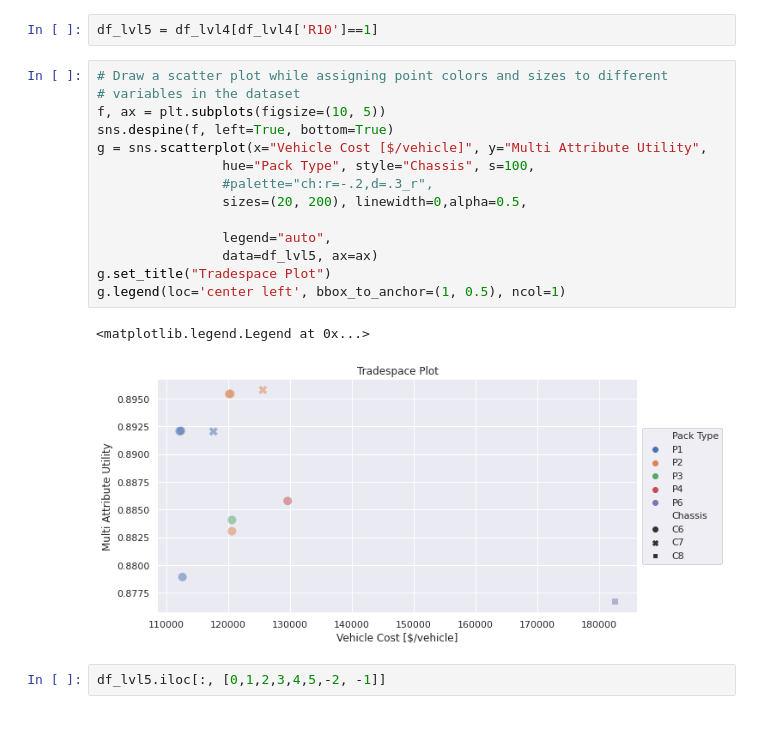
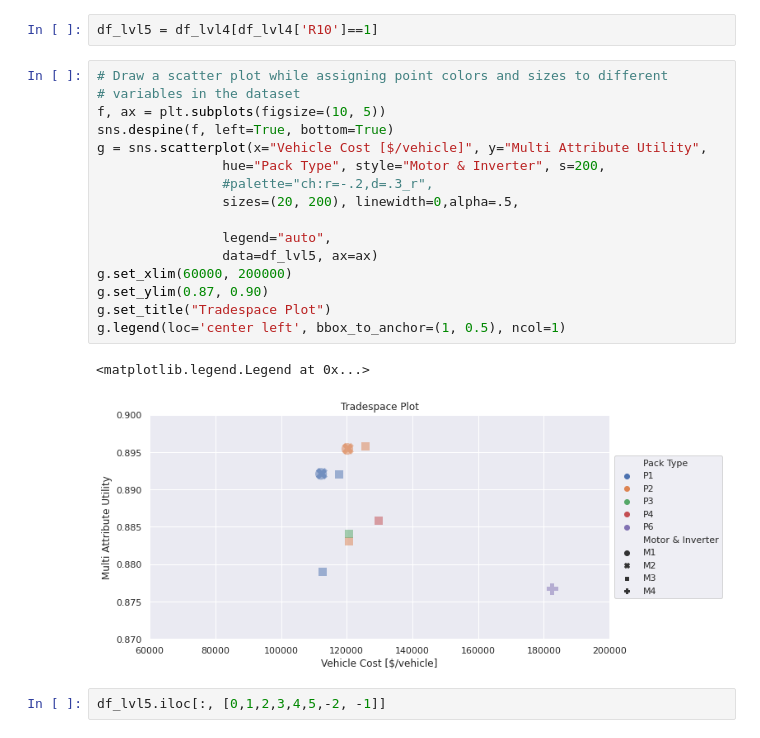
Before and after one commit to abdulelahsm/os4, a Jupyter notebook: design_data_eda.ipynb, the cells around one changed output. Saved outputs shown, nothing was run; the diff lists cells and outputs as text.

```diff
--- a/design_data_eda.ipynb
+++ b/design_data_eda.ipynb
@@ -403,20 +481,22 @@ df_lvl5 = df_lvl4[df_lvl4['R10']==1]
 # %%
 # Draw a scatter plot while assigning point colors and sizes to different
 # variables in the dataset
 f, ax = plt.subplots(figsize=(10, 5))
 sns.despine(f, left=True, bottom=True)
 g = sns.scatterplot(x="Vehicle Cost [$/vehicle]", y="Multi Attribute Utility",
-                hue="Pack Type", style="Chassis", s=100,
+                hue="Pack Type", style="Motor & Inverter", s=200,
                 #palette="ch:r=-.2,d=.3_r",
-                sizes=(20, 200), linewidth=0,alpha=0.5,
+                sizes=(20, 200), linewidth=0,alpha=.5,
 
                 legend="auto",
                 data=df_lvl5, ax=ax)
+g.set_xlim(60000, 200000)
+g.set_ylim(0.87, 0.90)
 g.set_title("Tradespace Plot")
 g.legend(loc='center left', bbox_to_anchor=(1, 0.5), ncol=1)
 # %% [output]
 <matplotlib.legend.Legend at 0x...>
-[figure, old version]
+[figure, new version]
 # %%
 df_lvl5.iloc[:, [0,1,2,3,4,5,-2, -1]]
 # %% [output]
```
Also changed, not shown: parts of 10 cells of this notebook.
